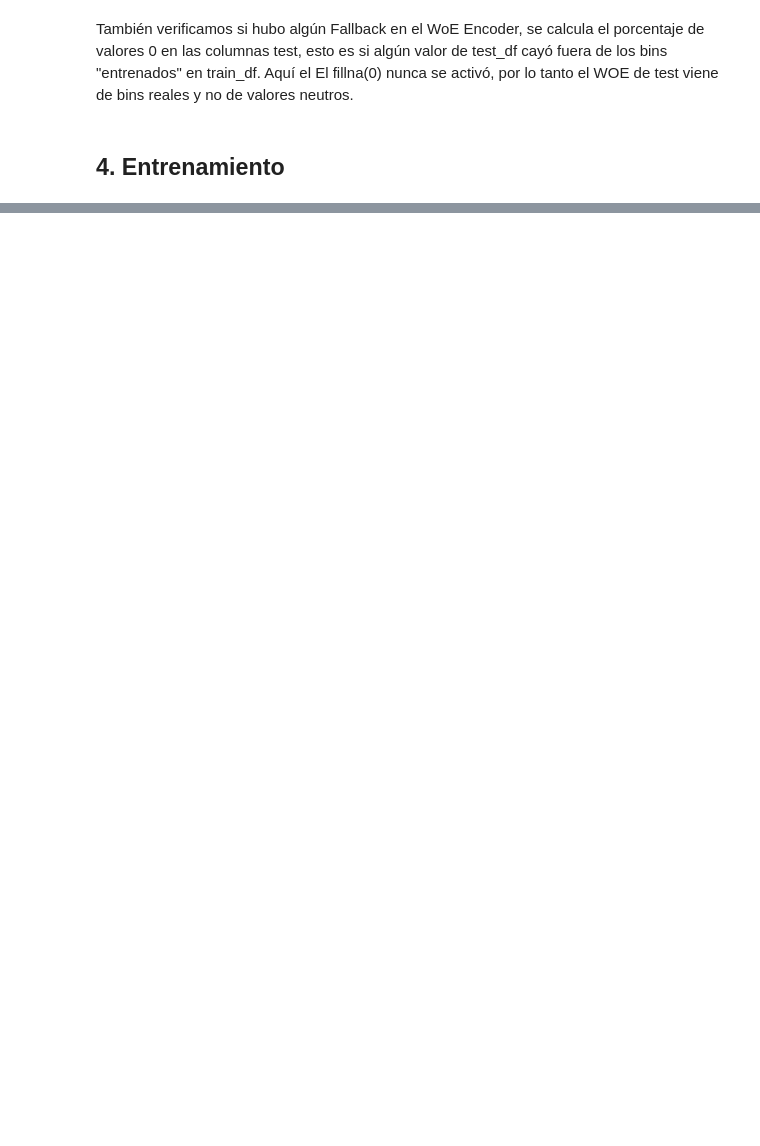
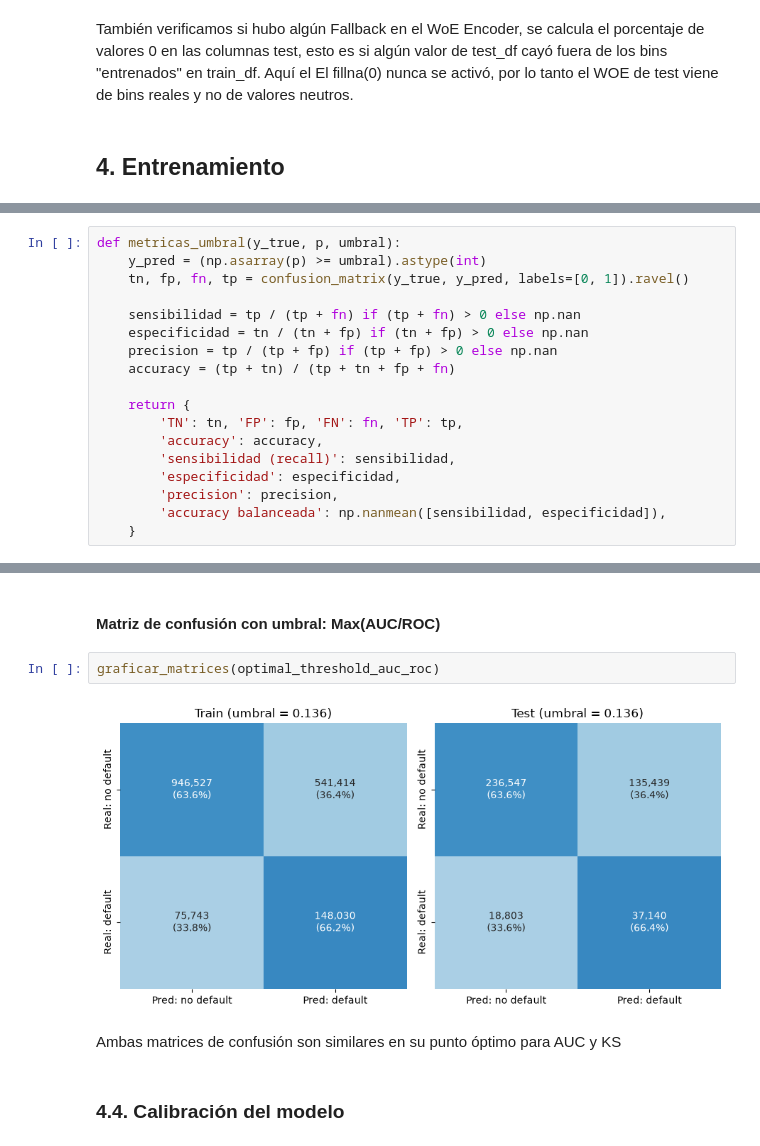
Before and after one commit to Axelcodeml/Expected_Credit_Loss, a Jupyter notebook: notebooks/ECL_Notebook.ipynb, the cells around one changed output, grey strips where cells are left out. Cells and saved outputs as stored; diff of their text form; blank space fills up the shorter version.

```diff
--- a/notebooks/ECL_Notebook.ipynb
+++ b/notebooks/ECL_Notebook.ipynb
@@ -1476,0 +1572,18 @@ dtype: float64
+# %%
+def metricas_umbral(y_true, p, umbral):
+    y_pred = (np.asarray(p) >= umbral).astype(int)
+    tn, fp, fn, tp = confusion_matrix(y_true, y_pred, labels=[0, 1]).ravel()
+
+    sensibilidad = tp / (tp + fn) if (tp + fn) > 0 else np.nan
+    especificidad = tn / (tn + fp) if (tn + fp) > 0 else np.nan
+    precision = tp / (tp + fp) if (tp + fp) > 0 else np.nan
+    accuracy = (tp + tn) / (tp + tn + fp + fn)
+
+    return {
+        'TN': tn, 'FP': fp, 'FN': fn, 'TP': tp,
+        'accuracy': accuracy,
+        'sensibilidad (recall)': sensibilidad,
+        'especificidad': especificidad,
+        'precision': precision,
+        'accuracy balanceada': np.nanmean([sensibilidad, especificidad]),
+    }
@@ -1476,0 +1674,10 @@ dtype: float64
+# %% [markdown]
+#### Matriz de confusión con umbral: Max(AUC/ROC)
+# %%
+graficar_matrices(optimal_threshold_auc_roc)
+# %% [output]
+[figure, added]
+# %% [markdown]
+Ambas matrices de confusión son similares en su punto óptimo para AUC y KS
+# %% [markdown]
+### 4.4. Calibración del modelo
```
Also changed, not shown: parts of 48 cells of this notebook.
